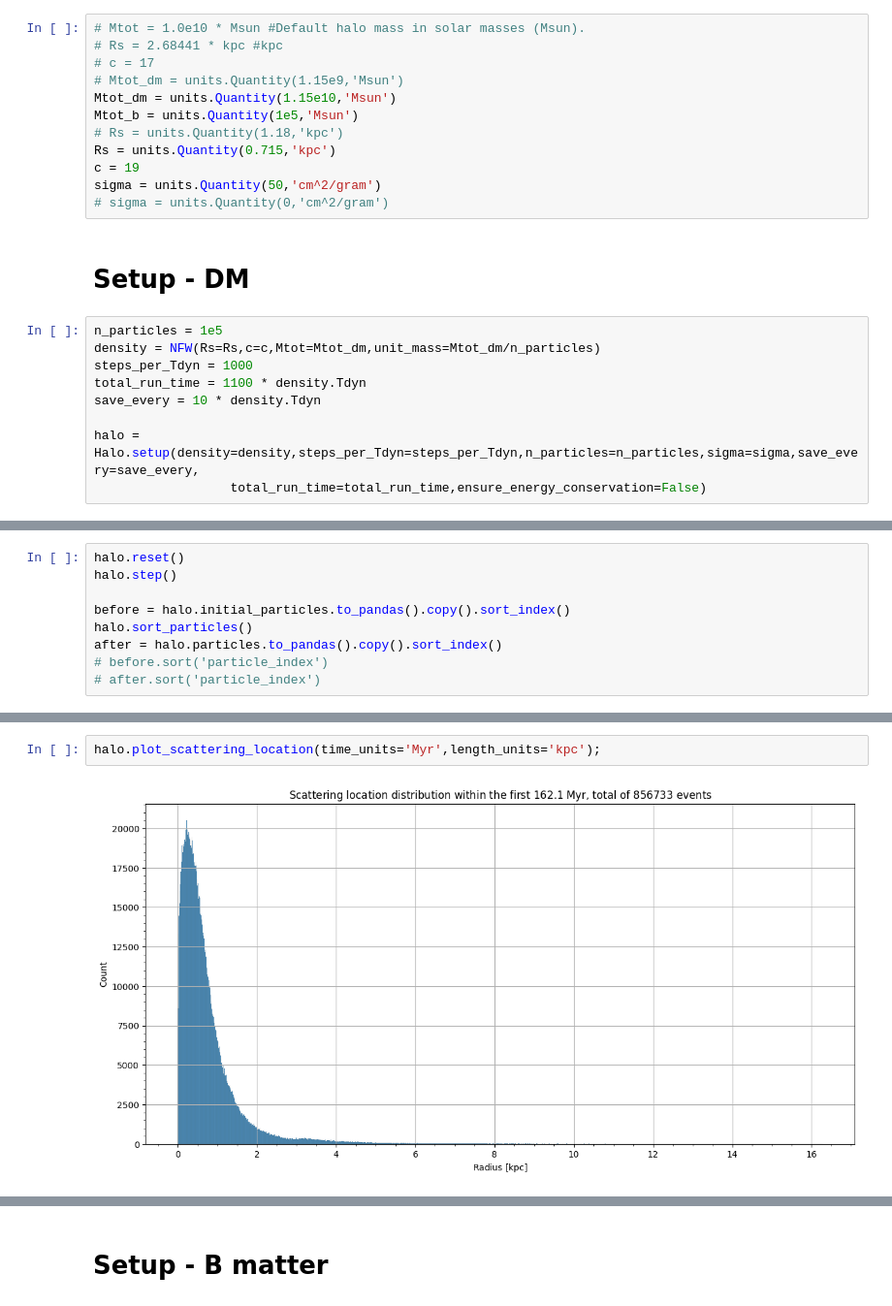
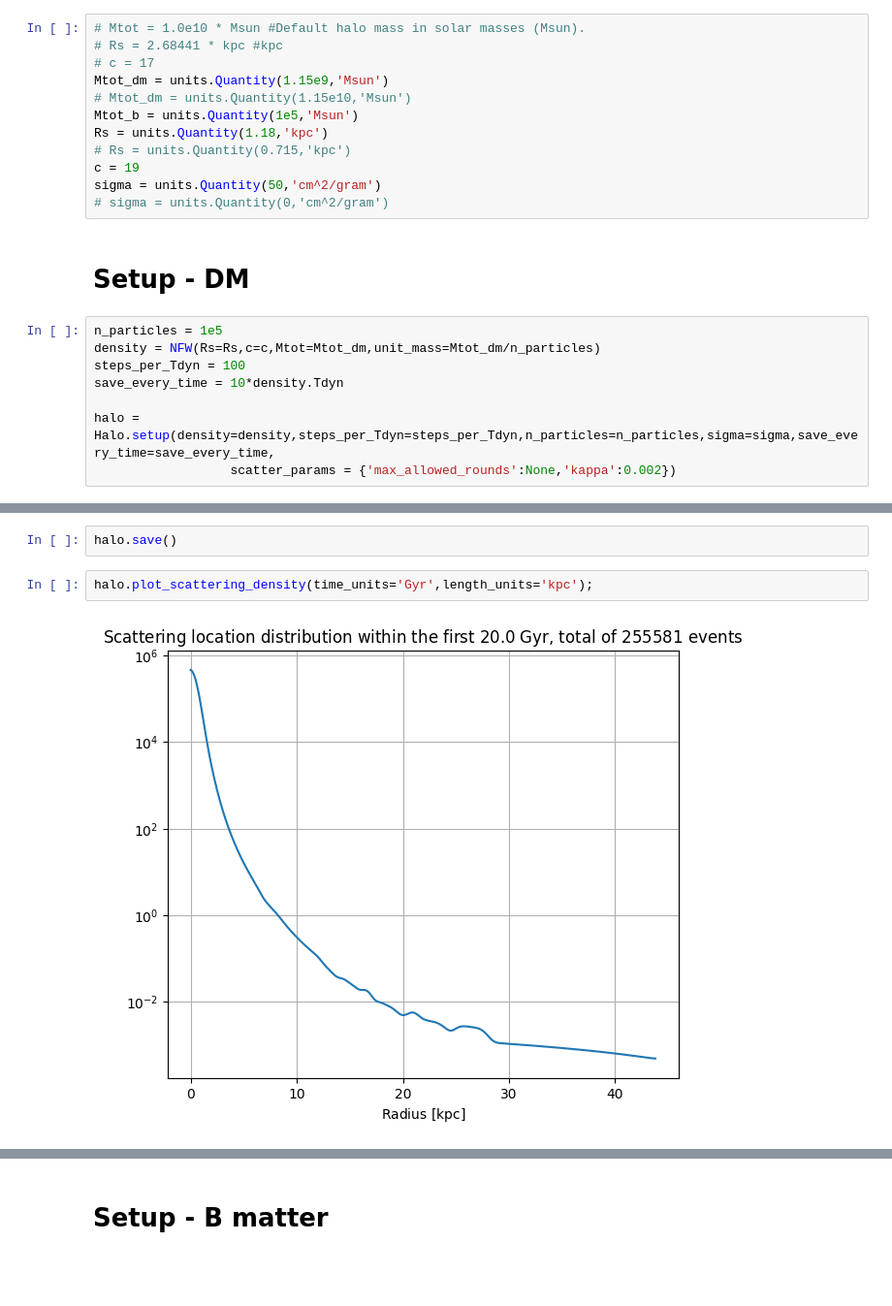
Before and after one commit to Rotem-Barnea/pySIDM, a Jupyter notebook: analysis/run.ipynb, the cells around one changed output, grey strips where cells are left out. Shown at 97% size. Drawn from its saved outputs; the diff is of its cells as text; blank space fills up the shorter version.

```diff
--- a/analysis/run.ipynb
+++ b/analysis/run.ipynb
@@ -23,11 +23,11 @@ from src.background import Mass_Distribution
 # Mtot = 1.0e10 * Msun #Default halo mass in solar masses (Msun).
 # Rs = 2.68441 * kpc #kpc
 # c = 17
-# Mtot_dm = units.Quantity(1.15e9,'Msun')
-Mtot_dm = units.Quantity(1.15e10,'Msun')
+Mtot_dm = units.Quantity(1.15e9,'Msun')
+# Mtot_dm = units.Quantity(1.15e10,'Msun')
 Mtot_b = units.Quantity(1e5,'Msun')
-# Rs = units.Quantity(1.18,'kpc')
-Rs = units.Quantity(0.715,'kpc')
+Rs = units.Quantity(1.18,'kpc')
+# Rs = units.Quantity(0.715,'kpc')
 c = 19
 sigma = units.Quantity(50,'cm^2/gram')
 # sigma = units.Quantity(0,'cm^2/gram')
@@ -36,9 +36,8 @@ sigma = units.Quantity(50,'cm^2/gram')
 # %%
 n_particles = 1e5
 density = NFW(Rs=Rs,c=c,Mtot=Mtot_dm,unit_mass=Mtot_dm/n_particles)
-steps_per_Tdyn = 1000
-total_run_time = 1100 * density.Tdyn
-save_every = 10 * density.Tdyn
+steps_per_Tdyn = 100
+save_every_time = 10*density.Tdyn
 
-halo = Halo.setup(density=density,steps_per_Tdyn=steps_per_Tdyn,n_particles=n_particles,sigma=sigma,save_every=save_every,
-                  total_run_time=total_run_time,ensure_energy_conservation=False)
+halo = Halo.setup(density=density,steps_per_Tdyn=steps_per_Tdyn,n_particles=n_particles,sigma=sigma,save_every_time=save_every_time,
+                  scatter_params = {'max_allowed_rounds':None,'kappa':0.002})
@@ -115,9 +51,0 @@ $[[0.017939582,~-0.085895533,~0.11008826],~
-# %%
-halo.reset()
-halo.step()
-
-before = halo.initial_particles.to_pandas().copy().sort_index()
-halo.sort_particles()
-after = halo.particles.to_pandas().copy().sort_index()
-# before.sort('particle_index')
-# after.sort('particle_index')
@@ -190,4 +52,6 @@ array([0.00405447, 0.05502688, 0.03190309, ..., 0.03116253, 0.03920916,
+# %%
+halo.save()
 # %%
-halo.plot_scattering_location(time_units='Myr',length_units='kpc');
+halo.plot_scattering_density(time_units='Gyr',length_units='kpc');
 # %% [output]
-[figure, old version]
+[figure, new version]
```
Also changed, not shown: parts of 33 cells of this notebook, 5 other files.
